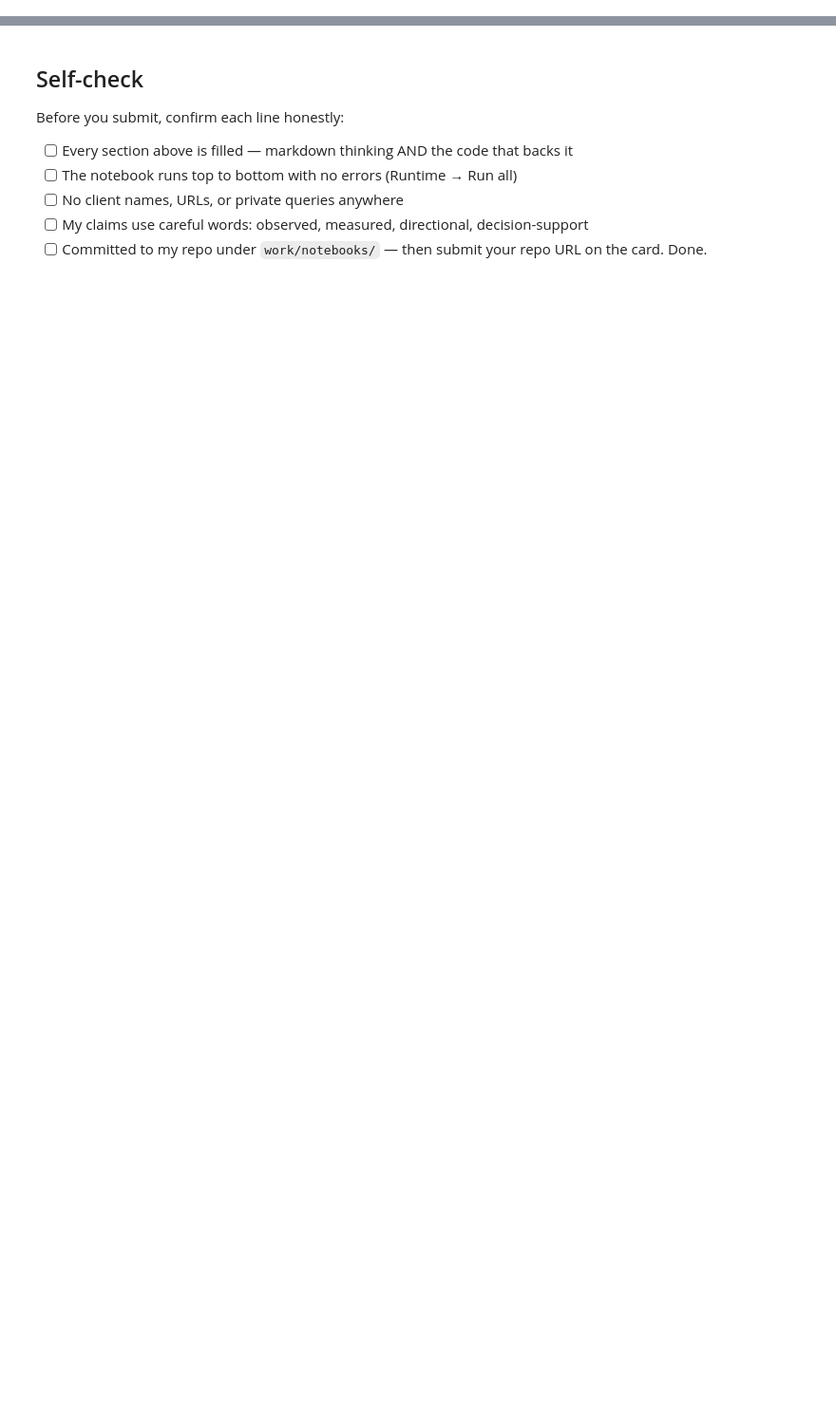
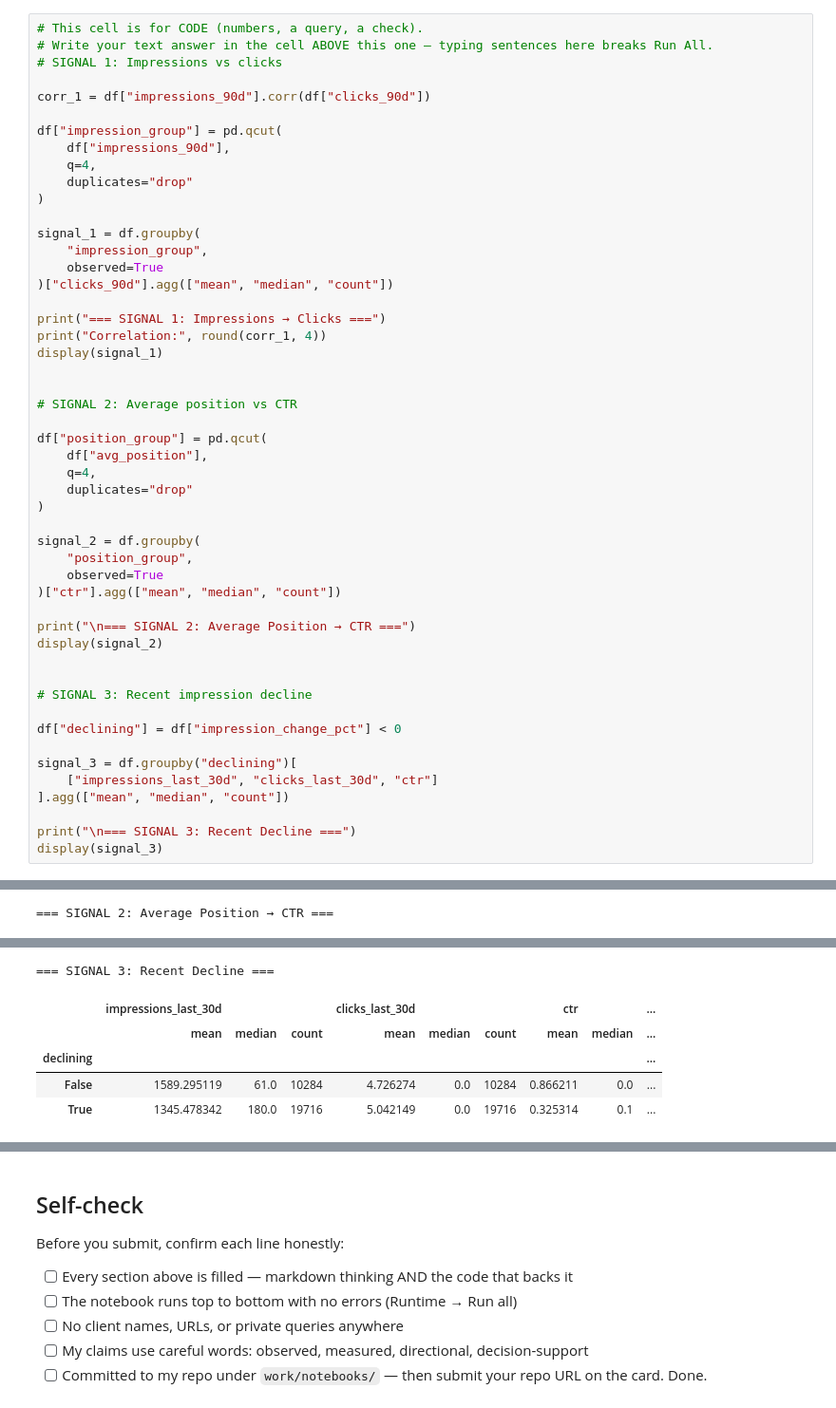
Before and after one commit to Utsabsinha19/flyrank-ml-internship, a Jupyter notebook: work/notebooks/w04_signal_audit.ipynb, the cells around one changed output, grey strips where cells are left out. Shown at 95% size. Cells and saved outputs as stored; diff of their text form; blank space fills up the shorter version.

```diff
--- a/work/notebooks/w04_signal_audit.ipynb
+++ b/work/notebooks/w04_signal_audit.ipynb
@@ -12,0 +76,51 @@ This skeleton is yours to fill. Work the sections **in order** — each one has
+# %%
+# This cell is for CODE (numbers, a query, a check).
+# Write your text answer in the cell ABOVE this one — typing sentences here breaks Run All.
+# SIGNAL 1: Impressions vs clicks
+
+corr_1 = df["impressions_90d"].corr(df["clicks_90d"])
+
+df["impression_group"] = pd.qcut(
+    df["impressions_90d"],
+    q=4,
+    duplicates="drop"
+)
+
+signal_1 = df.groupby(
+    "impression_group",
+    observed=True
+)["clicks_90d"].agg(["mean", "median", "count"])
+
+print("=== SIGNAL 1: Impressions → Clicks ===")
+print("Correlation:", round(corr_1, 4))
+display(signal_1)
+
+
+# SIGNAL 2: Average position vs CTR
+
+df["position_group"] = pd.qcut(
+    df["avg_position"],
+    q=4,
+    duplicates="drop"
+)
+
+signal_2 = df.groupby(
+    "position_group",
+    observed=True
+)["ctr"].agg(["mean", "median", "count"])
+
+print("\n=== SIGNAL 2: Average Position → CTR ===")
+display(signal_2)
+
+
+# SIGNAL 3: Recent impression decline
+
+df["declining"] = df["impression_change_pct"] < 0
+
+signal_3 = df.groupby("declining")[
+    ["impressions_last_30d", "clicks_last_30d", "ctr"]
+].agg(["mean", "median", "count"])
+
+print("\n=== SIGNAL 3: Recent Decline ===")
+display(signal_3)
+# %% [output]
@@ -12,0 +135 @@ This skeleton is yours to fill. Work the sections **in order** — each one has
+=== SIGNAL 2: Average Position → CTR ===
@@ -12,0 +142,6 @@ This skeleton is yours to fill. Work the sections **in order** — each one has
+=== SIGNAL 3: Recent Decline ===
+|  | impressions_last_30d |  |  | clicks_last_30d |  |  | ctr |  | ... |
+|  | mean | median | count | mean | median | count | mean | median | ... |
+| declining |  |  |  |  |  |  |  |  | ... |
+| False | 1589.295119 | 61.0 | 10284 | 4.726274 | 0.0 | 10284 | 0.866211 | 0.0 | ... |
+| True | 1345.478342 | 180.0 | 19716 | 5.042149 | 0.0 | 19716 | 0.325314 | 0.1 | ... |
```
Also changed, not shown: parts of 15 cells of this notebook.
